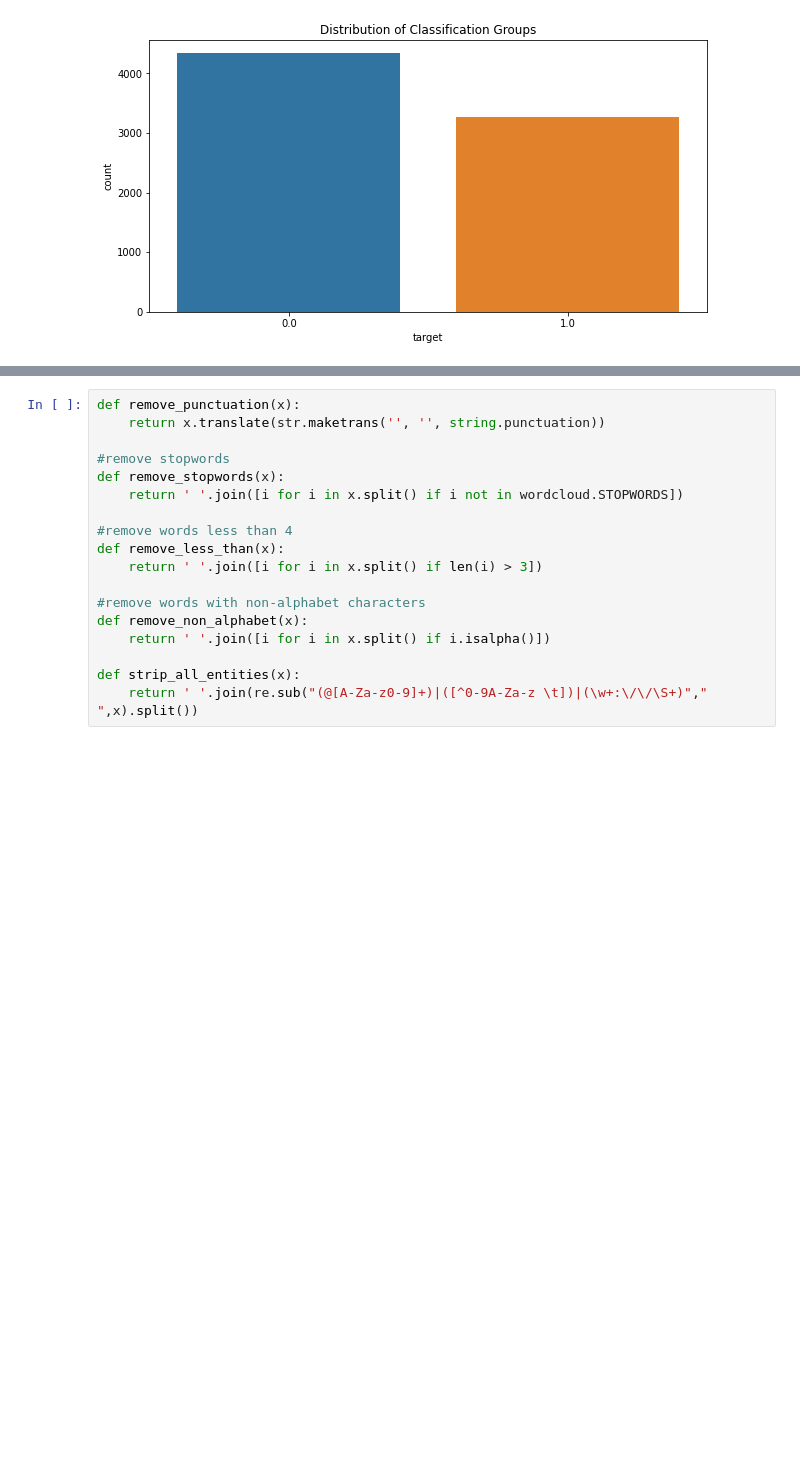
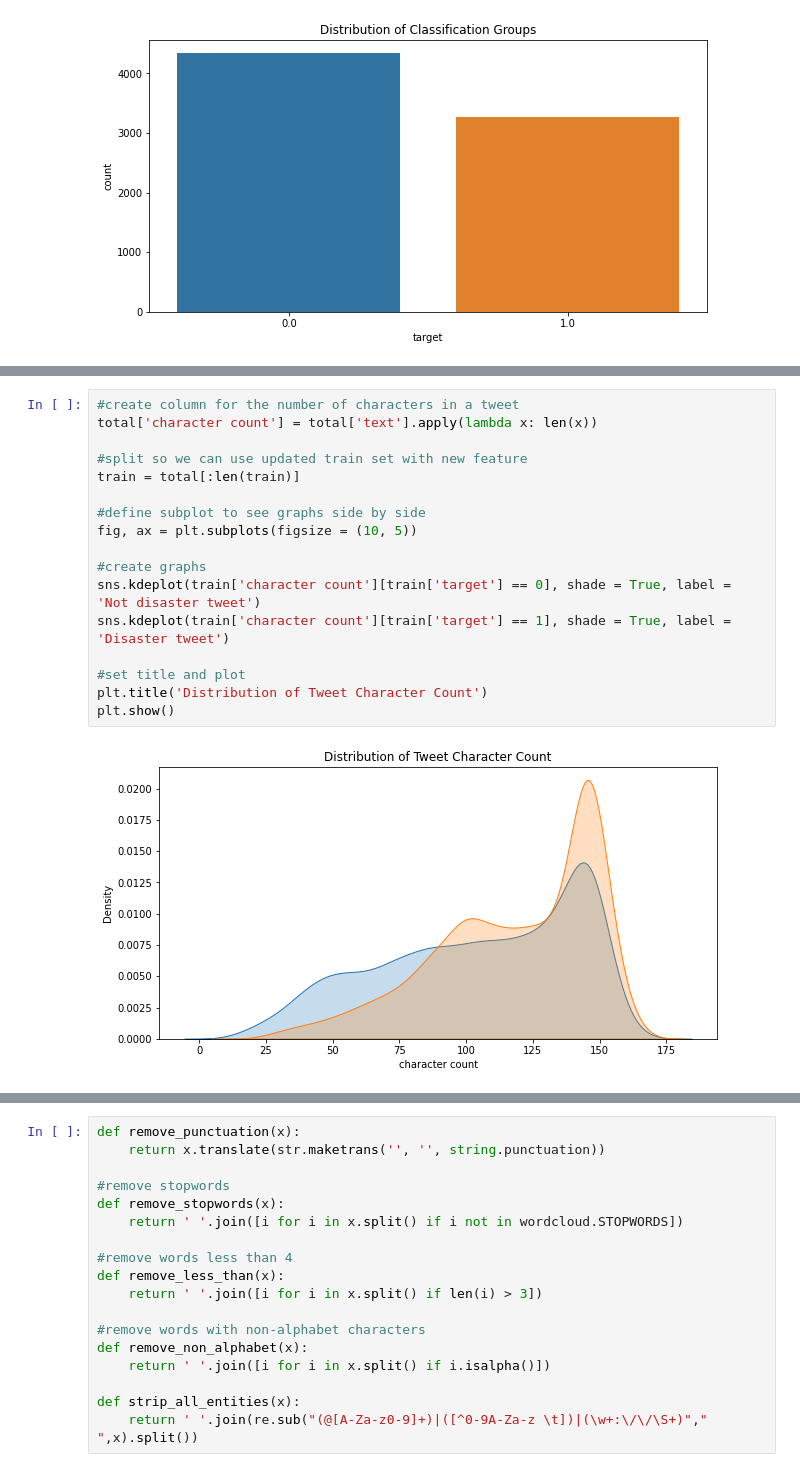
Before and after one commit to michaelchyan/MSDS422, a Jupyter notebook: Module_9_NLP_Disaster.ipynb, the cells around one changed output, grey strips where cells are left out. Drawn from its saved outputs; the diff is of its cells as text; blank space fills up the shorter version.

```diff
--- a/Module_9_NLP_Disaster.ipynb
+++ b/Module_9_NLP_Disaster.ipynb
@@ -112,0 +133,19 @@ plt.show(graph1)
+# %%
+#create column for the number of characters in a tweet
+total['character count'] = total['text'].apply(lambda x: len(x))
+
+#split so we can use updated train set with new feature
+train = total[:len(train)]
+
+#define subplot to see graphs side by side
+fig, ax = plt.subplots(figsize = (10, 5))
+
+#create graphs
+sns.kdeplot(train['character count'][train['target'] == 0], shade = True, label = 'Not disaster tweet')
+sns.kdeplot(train['character count'][train['target'] == 1], shade = True, label = 'Disaster tweet')
+
+#set title and plot
+plt.title('Distribution of Tweet Character Count')
+plt.show()
+# %% [output]
+[figure, added]
```
Also changed, not shown: parts of 55 cells of this notebook.
